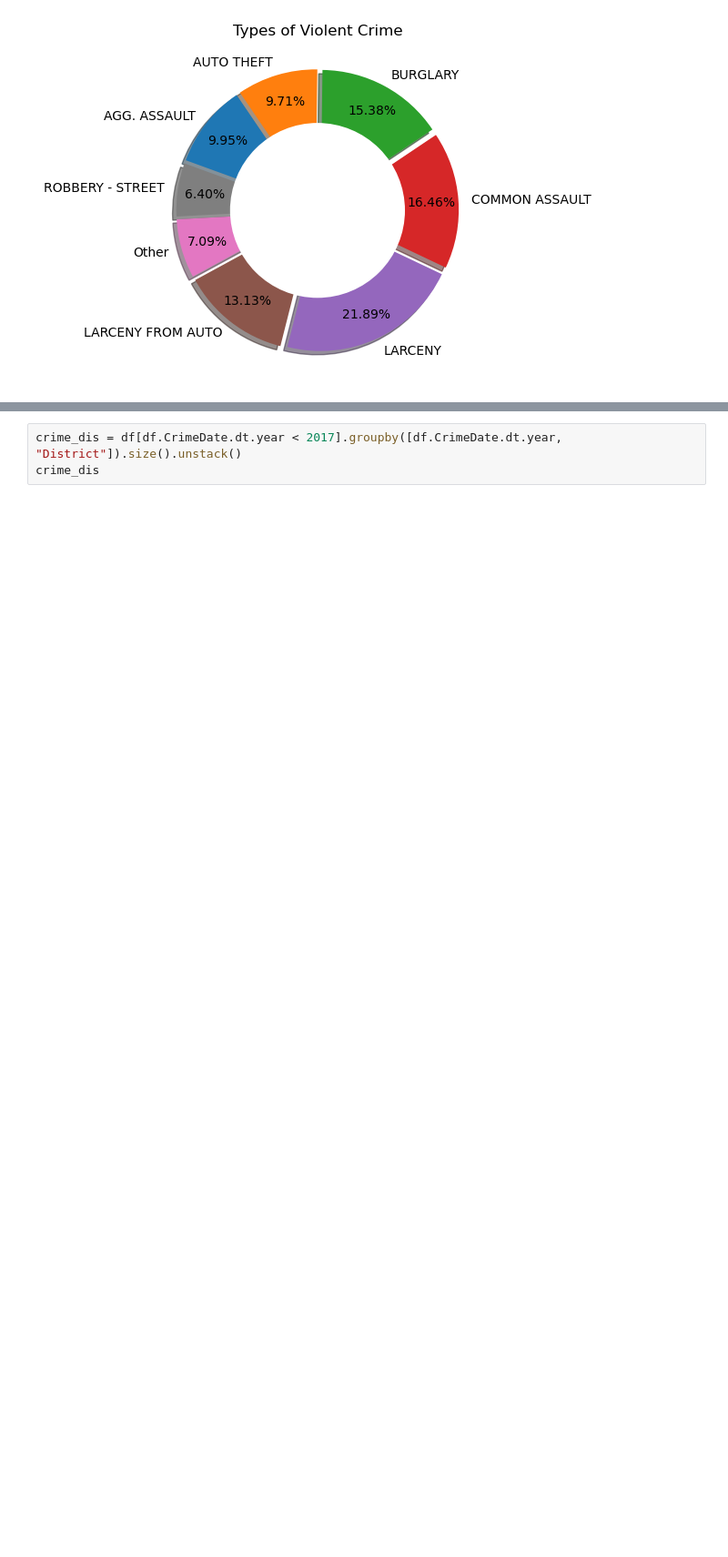
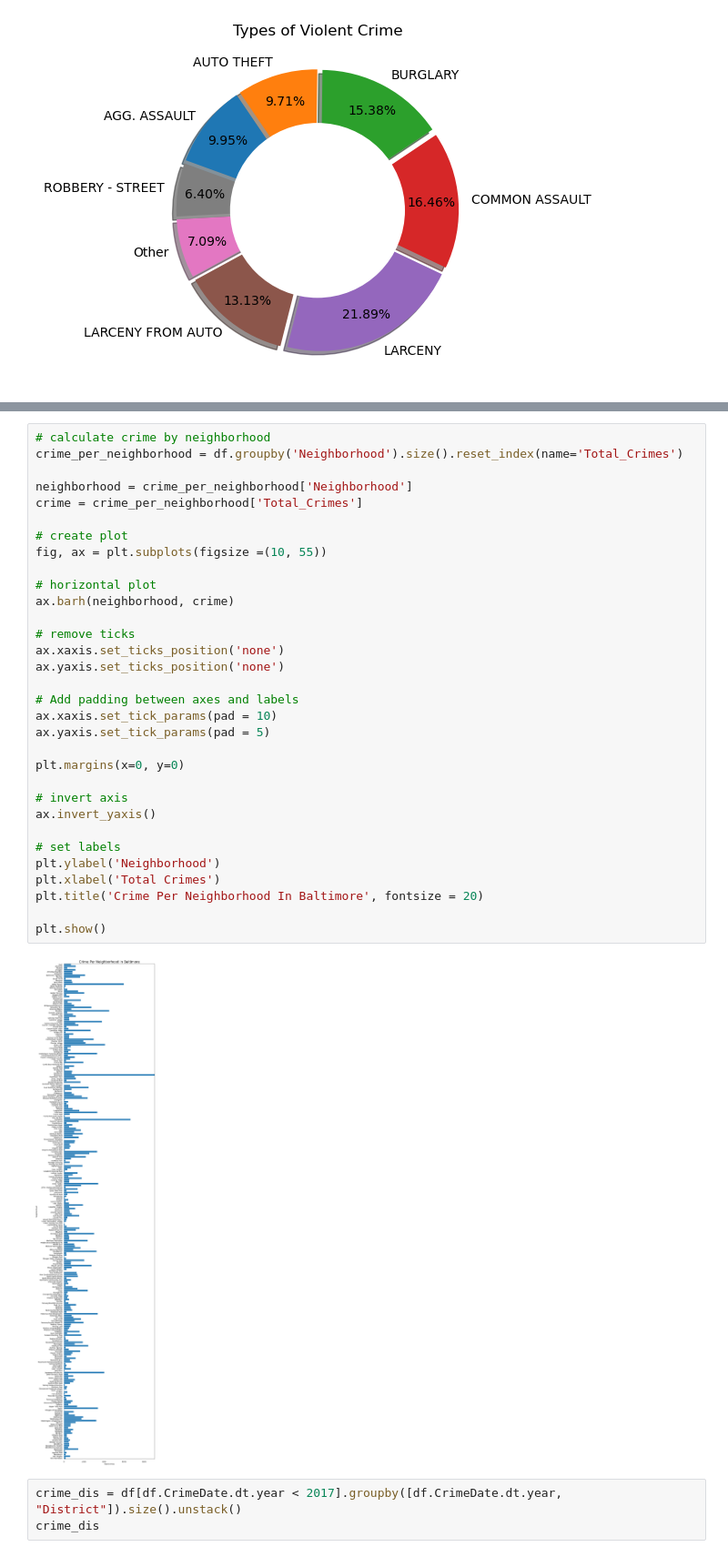
Before and after one commit to johbry17/Crime-in-Baltimore, a Jupyter notebook: main.ipynb, the cells around one changed output, grey strips where cells are left out. Shown at 91% size. Saved outputs shown, nothing was run; the diff lists cells and outputs as text; blank space fills up the shorter version.

```diff
--- a/main.ipynb
+++ b/main.ipynb
@@ -107,3 +120,37 @@ plt.show()
+# %%
+# calculate crime by neighborhood
+crime_per_neighborhood = df.groupby('Neighborhood').size().reset_index(name='Total_Crimes')
+
+neighborhood = crime_per_neighborhood['Neighborhood']
+crime = crime_per_neighborhood['Total_Crimes']
+
+# create plot
+fig, ax = plt.subplots(figsize =(10, 55))
+
+# horizontal plot
+ax.barh(neighborhood, crime)
+
+# remove ticks
+ax.xaxis.set_ticks_position('none')
+ax.yaxis.set_ticks_position('none')
+
+# Add padding between axes and labels
+ax.xaxis.set_tick_params(pad = 10)
+ax.yaxis.set_tick_params(pad = 5)
+
+plt.margins(x=0, y=0)
+
+# invert axis
+ax.invert_yaxis()
+
+# set labels
+plt.ylabel('Neighborhood')
+plt.xlabel('Total Crimes')
+plt.title('Crime Per Neighborhood In Baltimore', fontsize = 20)
+
+plt.show()
+# %% [output]
+[figure, added]
 # %%
 crime_dis = df[df.CrimeDate.dt.year < 2017].groupby([df.CrimeDate.dt.year, "District"]).size().unstack()
 crime_dis
```
Also changed, not shown: parts of 7 cells of this notebook, 1 other file.
